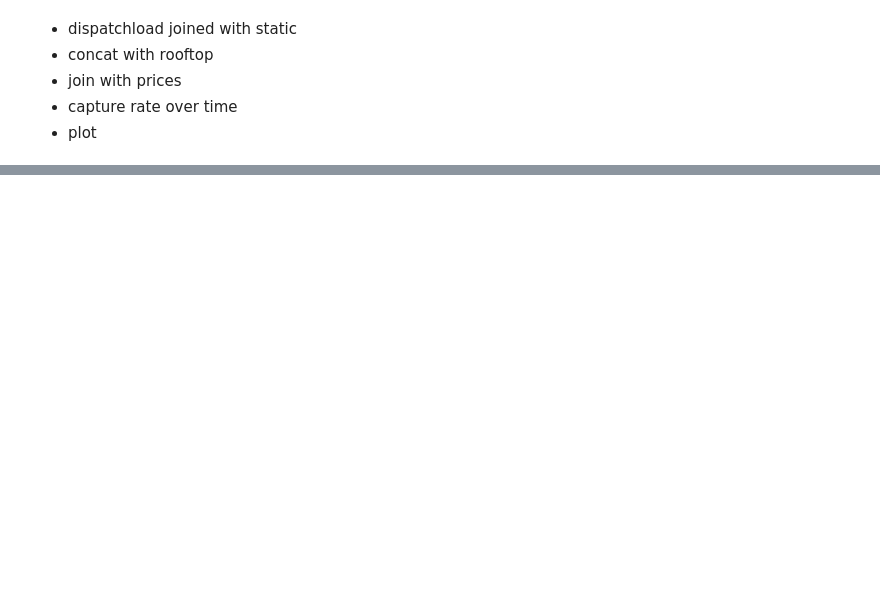
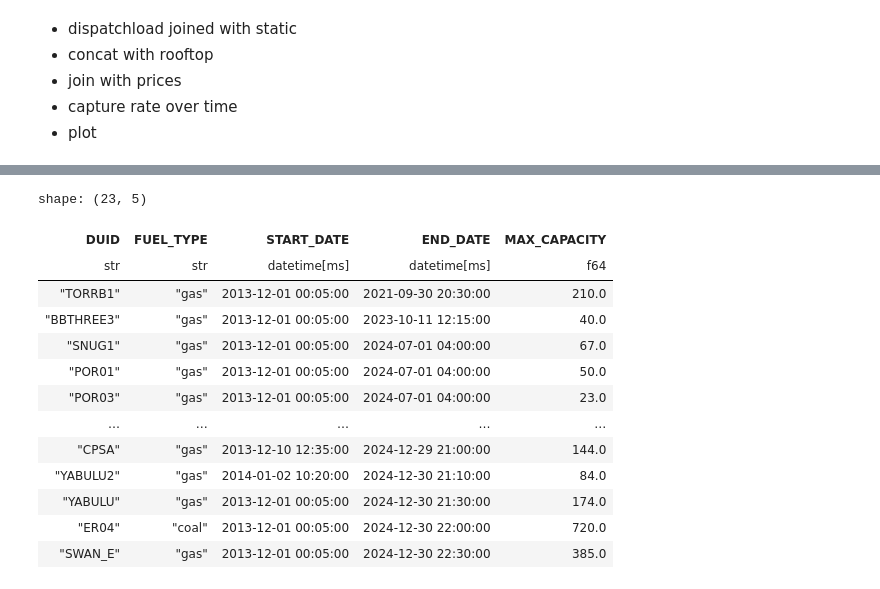
Before and after one commit to mdavis-xyz/masters-thesis, a Jupyter notebook: capture-price-ratio/capture-ratio.ipynb, the cells around one changed output, grey strips where cells are left out. Drawn from its saved outputs; the diff is of its cells as text; code cells hidden in the pictures; blank space fills up the shorter version.

Commit message:
add capacity factor

```diff
--- a/capture-price-ratio/capture-ratio.ipynb
+++ b/capture-price-ratio/capture-ratio.ipynb
@@ -714,0 +748,2 @@ fig.show()
+# %%
+threshold = 0.05
@@ -714,0 +778,51 @@ fig.show()
+# %%
+# what is the max availability over all time per duid
+# this gives us the installed capacity
+
+static_max = (
+    dispatchload
+    .group_by("DUID")
+    .agg(pl.col("AVAILABILITY").max().alias("MAX_CAPACITY"))
+)
+# %%
+# when was the first time each generator generated at least 5% of that?
+# We'll call that the comissioning start date (and end date)
+
+start_end = (
+    dispatchload
+    .join(static_max, how="inner", on="DUID")
+    .filter(pl.col("AVAILABILITY") >= threshold * pl.col("MAX_CAPACITY"))
+    .group_by("DUID", "MAX_CAPACITY")
+    .agg(
+        pl.col("SETTLEMENTDATE").min().alias("START_DATE"),
+        pl.col("SETTLEMENTDATE").max().alias("END_DATE"),
+    )
+)
+# %%
+# have we had any retirements?
+(
+    start_end
+    .join(static, on="DUID")
+    .filter(pl.col("FUEL_TYPE").is_in(["coal", "gas"]))
+    .sort("END_DATE")
+    .join(static_max, how="inner", on="DUID")
+    .filter(pl.col("END_DATE") < end_time - dt.timedelta(days=1))
+    .select("DUID", "FUEL_TYPE", "START_DATE", "END_DATE", "MAX_CAPACITY")
+    .sort("END_DATE")
+    .collect(engine="streaming")
+)
+# %% [output]
+shape: (23, 5)
+| DUID | FUEL_TYPE | START_DATE | END_DATE | MAX_CAPACITY |
+| str | str | datetime[ms] | datetime[ms] | f64 |
+| "TORRB1" | "gas" | 2013-12-01 00:05:00 | 2021-09-30 20:30:00 | 210.0 |
+| "BBTHREE3" | "gas" | 2013-12-01 00:05:00 | 2023-10-11 12:15:00 | 40.0 |
+| "SNUG1" | "gas" | 2013-12-01 00:05:00 | 2024-07-01 04:00:00 | 67.0 |
+| "POR01" | "gas" | 2013-12-01 00:05:00 | 2024-07-01 04:00:00 | 50.0 |
+| "POR03" | "gas" | 2013-12-01 00:05:00 | 2024-07-01 04:00:00 | 23.0 |
+| … | … | … | … | … |
+| "CPSA" | "gas" | 2013-12-10 12:35:00 | 2024-12-29 21:00:00 | 144.0 |
+| "YABULU2" | "gas" | 2014-01-02 10:20:00 | 2024-12-30 21:10:00 | 84.0 |
+| "YABULU" | "gas" | 2013-12-01 00:05:00 | 2024-12-30 21:30:00 | 174.0 |
+| "ER04" | "coal" | 2013-12-01 00:05:00 | 2024-12-30 22:00:00 | 720.0 |
+| "SWAN_E" | "gas" | 2013-12-01 00:05:00 | 2024-12-30 22:30:00 | 385.0 |
```
Also changed, not shown: parts of 28 cells of this notebook, 6 other files.
